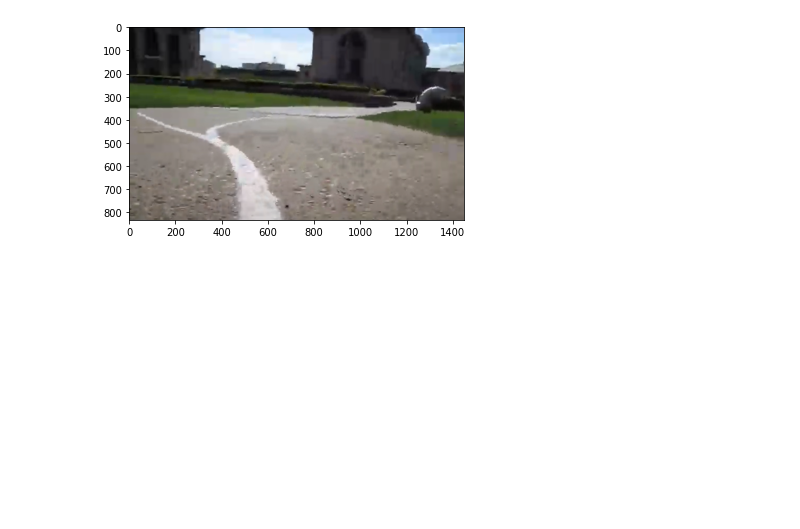
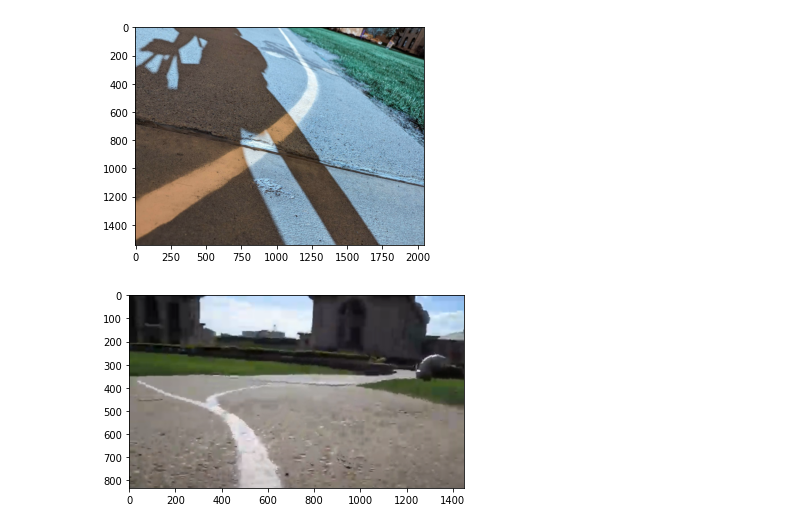
Before and after one commit to atomicapple0/mobots-2023, a Jupyter notebook: processing.ipynb, the cells around one changed output. Saved outputs shown, nothing was run; the diff lists cells and outputs as text; code cells hidden in the pictures; blank space fills up the shorter version.

```diff
--- a/processing.ipynb
+++ b/processing.ipynb
@@ -9,6 +9,13 @@ def bgr2rgb(img):
 # %%
 def save(img):
     cv2.imwrite("sus.png", img)
+# %%
+img = cv2.imread("imgs/misc/image_377.png")
+# %%
+plt.imshow(img)
+plt.show()
+# %% [output]
+[figure, added]
 # %%
 img = cv2.imread("imgs/image_369.png")
 # %%
```
Also changed, not shown: parts of 1 cell of this notebook, 42 other files.
